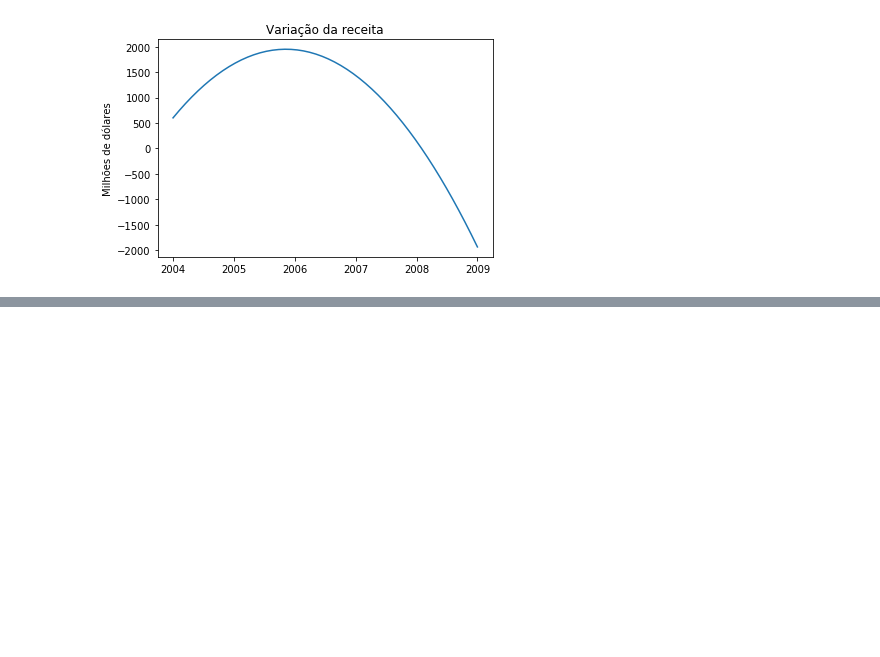
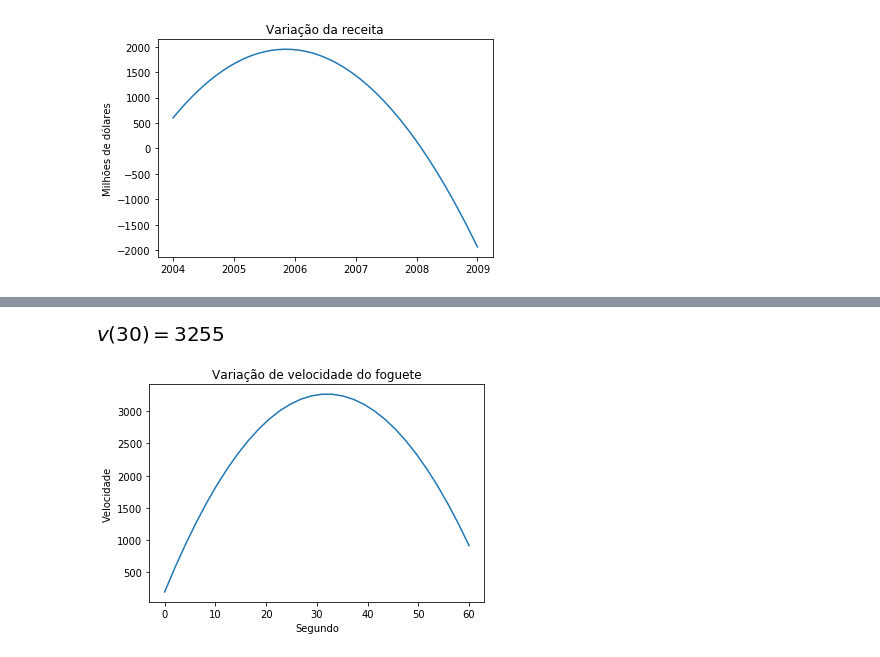
Before and after one commit to odilonjk/matematica, a Jupyter notebook: calculo/derivadas.ipynb, the cells around one changed output, grey strips where cells are left out. Drawn from its saved outputs; the diff is of its cells as text; code cells hidden in the pictures; blank space fills up the shorter version.

```diff
--- a/calculo/derivadas.ipynb
+++ b/calculo/derivadas.ipynb
@@ -73,6 +73,8 @@ $f(x) = {3x^8 + 5x}$
 
 $f'(x) = {8.3x^{8-1} + 5} = 24x^7 + 5$
 # %%
+x = Symbol('x')
+
 def f(x): return 3*x**8 + 5*x
 
 display(diff(f(x)))
@@ -122,6 +128,8 @@ $f'(x) = {(2x^4 - 4x^2 + 6x)} + {(3x^4 - 2x^2 - 15x^2 + 10)}$
 
 $f'(x) = {5x^4 - 21x^2 + 6x + 10}$
 # %%
+x = Symbol('x')
+
 def f(x): return (x**2 - 5) * (x**3 - 2*x + 3)
 
 derivada = diff(f(x))
@@ -147,6 +155,8 @@ $f'(x) = \cfrac{10x^2 - 6x - 5x^2 + 5}{(5x - 3)^2}$
 
 $f'(x) = \cfrac{5x^2 - 6x - 5}{(5x - 3)^2} = \cfrac{2x}{5x - 3} - \cfrac{5(x^2 + 1)}{(5x - 3)^2}$
 # %%
+x = Symbol('x')
+
 def f(x): return (x**2 + 1) / (5*x - 3)
 
 display(diff(f(x)))
@@ -167,6 +177,8 @@ $f'(x) = \cfrac{\big(1 - \frac{1}{2 \sqrt{x}}\big)\big(5x^2 - 3\big) - (x - \sqr
 
 $f'(x) = \cfrac{1 - \frac{1}{2 \sqrt{x}}}{5x^2 - 3} - \cfrac{10x(x - \sqrt{x})}{(5x^2 - 3)^2}$
 # %%
+x = Symbol('x')
+
 def f(x): return (x - sqrt(x)) / (5*x**2 - 3)
 
 display(diff(f(x)))
@@ -222,0 +257,21 @@ plt.show()
+# %%
+t = Symbol('t')
+
+def f(t): return -t**3 + 96*t**2 + 195*t + 5
+
+expr = diff(f(t))
+
+display(Eq(Symbol('v(30)'), expr.subs(t, 30)))
+
+x = np.linspace(0, 60, 30)
+y = [expr.subs(t, s) for s in x]
+
+plt.title('Variação de velocidade do foguete')
+plt.xlabel('Segundo')
+plt.ylabel('Velocidade')
+plt.plot(x, y)
+
+plt.show()
+# %% [output]
+[figure, added]
+[figure, added]
```
Also changed, not shown: parts of 16 cells of this notebook.
